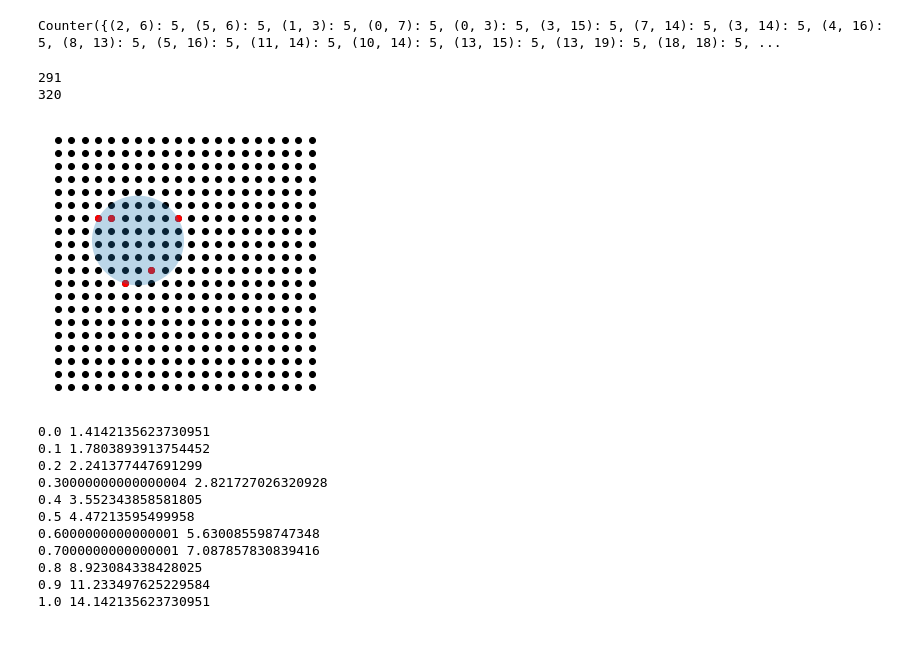
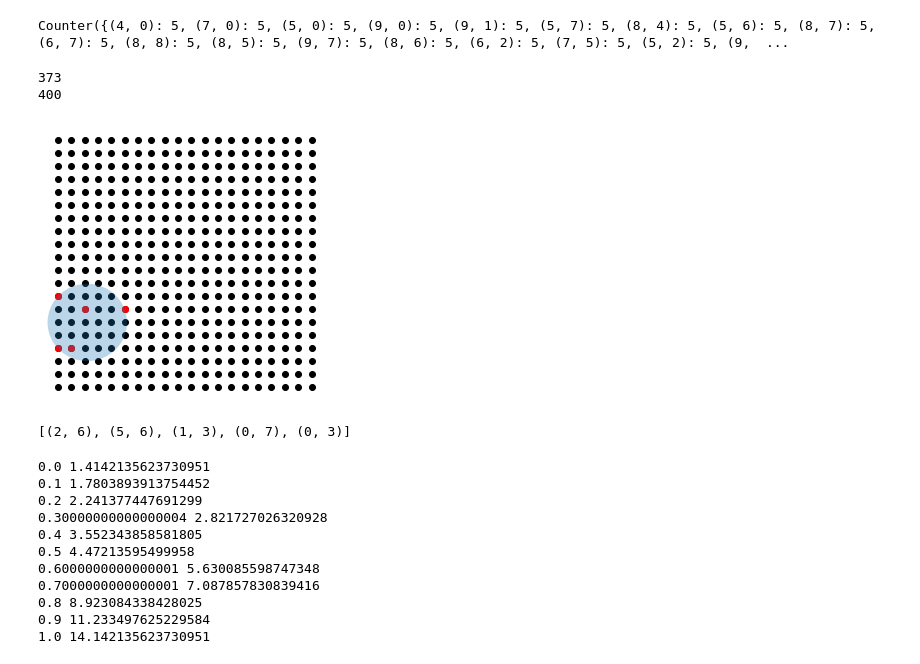
Before and after one commit to noahberthusen/qecc_routing, a Jupyter notebook: src_py/configuration_model.ipynb, the cells around one changed output. Drawn from its saved outputs; the diff is of its cells as text; code cells hidden in the pictures.

```diff
--- a/src_py/configuration_model.ipynb
+++ b/src_py/configuration_model.ipynb
@@ -16,8 +39,8 @@ def in_circle(point, circle):
 m = 20
 n = m**2
 
-r = np.sqrt(2)*((m/2)**0.4)
-deg_v = 4 # w_c. Every bit is in this many checks
+r = np.sqrt(2)*((m/2)**1)
+deg_v = 5 # w_c. Every bit is in this many checks
 deg_c = 5 # w_r. Every check has this many bits in it
 num_checks = (n*deg_v)//deg_c
 k = n - num_checks
@@ -31,7 +54,7 @@ while (np.count_nonzero(vs)):
     if (np.count_nonzero(pot_qbts)):
         c_ind = np.random.choice(np.where(pot_qbts.any(axis=1))[0])
     else:
-        print("Failed")
+        # print("Failed")
         break
 
     # choose a v that is within the specified radius (from list of potential qbts)
@@ -80,35 +125,39 @@ for gen in ops:
 qbt_counter = Counter(_ + qbts)
 print(qbt_counter)
 # %% [output]
-Counter({(2, 6): 5, (5, 6): 5, (1, 3): 5, (0, 7): 5, (0, 3): 5, (3, 15): 5, (7, 14): 5, (3, 14): 5, (4, 16): 5, (8, 13): 5, (5, 16): 5, (11, 14): 5, (10, 14): 5, (13, 15): 5, (13, 19): 5, (18, 18): 5, ...
+Counter({(4, 0): 5, (7, 0): 5, (5, 0): 5, (9, 0): 5, (9, 1): 5, (5, 7): 5, (8, 4): 5, (5, 6): 5, (8, 7): 5, (6, 7): 5, (8, 8): 5, (8, 5): 5, (9, 7): 5, (8, 6): 5, (6, 2): 5, (7, 5): 5, (5, 2): 5, (9,  ...
 # %%
 print(len([op for op in ops if len(op) == deg_c]))
 print(num_checks)
 # %% [output]
-291
-320
+373
+400
 # %%
 fig, ax = plt.subplots(1, 1, figsize=(5,5))
 
-i = 7
+i = 0
 
 # pot_qbt_inds = [qbts[j] for j in pot_qbts[i]]
 xs, ys = zip(*qbts)
 op_xs, op_ys = zip(*ops[i])
 # pot_xs, pot_ys = zip(*pot_qbt_inds)
 
 cir = make_circle(ops[i])
 c = plt.Circle((cir[0], cir[1]), cir[2], alpha=0.3)
 ax.scatter(xs, ys, c='k')
 ax.scatter(op_xs, op_ys, c='r')
 # ax.scatter(pot_xs, pot_ys, c='b')
 
 
 ax.add_artist(c)
 ax.axis('off')
 plt.show()
 # %% [output]
-[figure, old version]
+[figure, new version]
+# %%
+print(ops[0])
+# %% [output]
+[(2, 6), (5, 6), (1, 3), (0, 7), (0, 3)]
 # %%
 for i in np.linspace(0, 1, 11):
     print(i, np.sqrt(2)*(m/2)**i)
```
Also changed, not shown: parts of 6 cells of this notebook, 20 other files.
